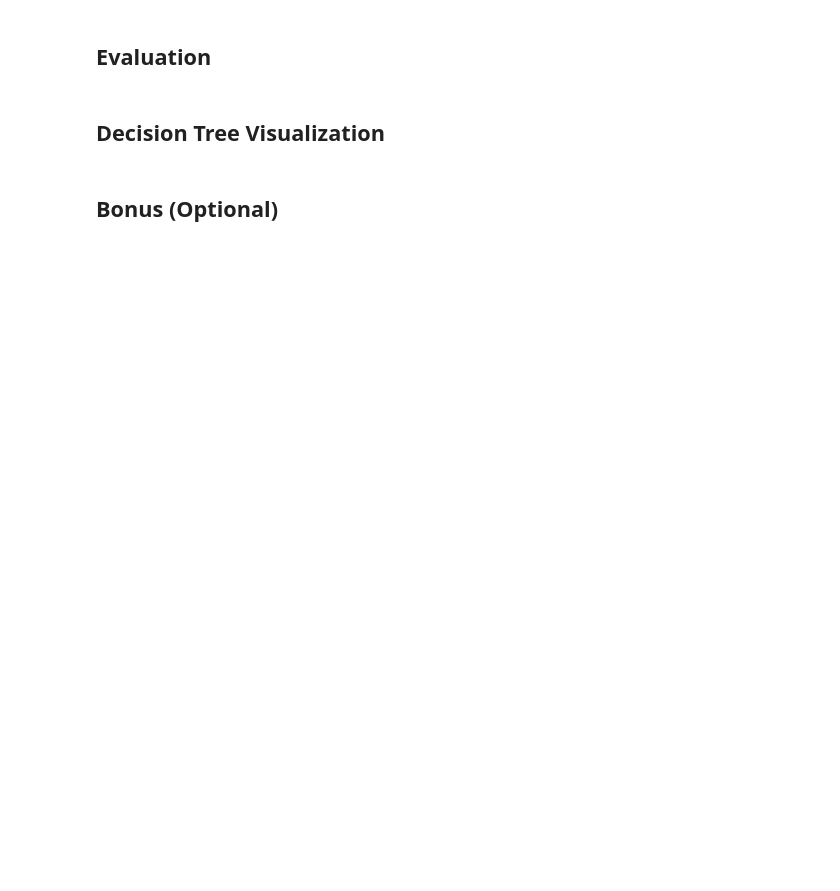
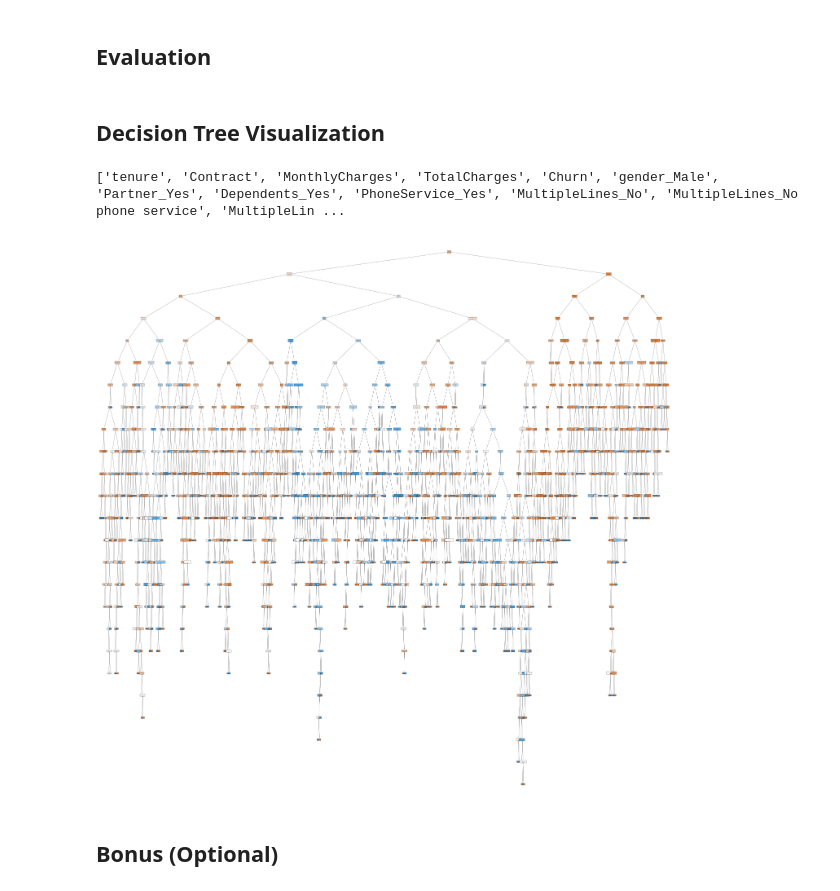
Before and after one commit to mohamedFabdrabo/Customer-Churn-Prediction, a Jupyter notebook: Classification_Mini-Project.ipynb, the cells around one changed output. Cells and saved outputs as stored; diff of their text form; code cells hidden in the pictures; blank space fills up the shorter version.

```diff
--- a/Classification_Mini-Project.ipynb
+++ b/Classification_Mini-Project.ipynb
@@ -312,0 +398,3 @@ categorical_features.remove('Churn')
+# %%
+df_encoded['Contract'] = df_encoded['Contract'].astype('category').cat.codes
+df_encoded['Contract']
@@ -312,0 +434,7 @@ categorical_features.remove('Churn')
+# %%
+from sklearn.model_selection import train_test_split
+
+X = df_encoded.drop('Churn', axis=1)
+y = df_encoded['Churn']
+
+X_train, X_test, y_train, y_test = train_test_split(X, y, test_size=0.25, random_state=101)
@@ -312,0 +466,5 @@ categorical_features.remove('Churn')
+# %%
+from sklearn.tree import DecisionTreeClassifier
+
+tree_clf = DecisionTreeClassifier(random_state=101)
+tree_clf.fit(X_train, y_train)
@@ -314,5 +495,18 @@ categorical_features.remove('Churn')
 ## Evaluation
 # %% [markdown]
 ## Decision Tree Visualization
+# %%
+feature_names = list(df_encoded.columns)
+class_names = ['Churn']
+print(feature_names)
+# %% [output]
+['tenure', 'Contract', 'MonthlyCharges', 'TotalCharges', 'Churn', 'gender_Male', 'Partner_Yes', 'Dependents_Yes', 'PhoneService_Yes', 'MultipleLines_No', 'MultipleLines_No phone service', 'MultipleLin ...
+# %%
+from sklearn import tree
+fig = plt.figure(figsize=(25,25))
+_ = tree.plot_tree(tree_clf,feature_names = feature_names,
+                   filled=True)
+# %% [output]
+[figure, added]
 # %% [markdown]
 ## Bonus (Optional)
```
Also changed, not shown: parts of 22 cells of this notebook.
